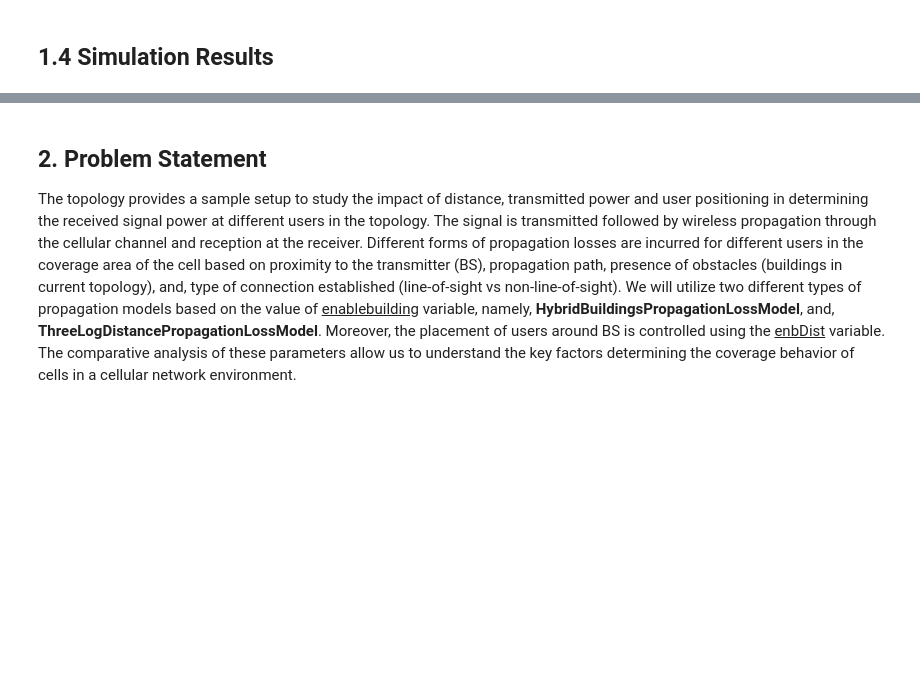
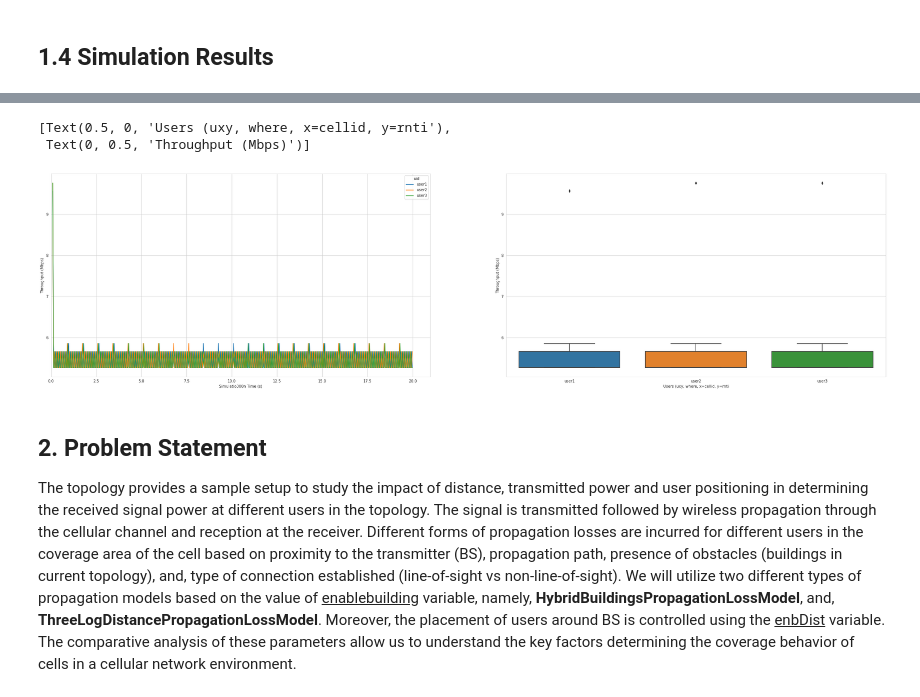
Before and after one commit to kashifme224/ttm4133-iik, a Jupyter notebook: ttm4133-notebooks/lab2/1-2-basic.ipynb, the cells around one changed output, grey strips where cells are left out. Drawn from its saved outputs; the diff is of its cells as text; code cells hidden in the pictures; blank space fills up the shorter version.

```diff
--- a/ttm4133-notebooks/lab2/1-2-basic.ipynb
+++ b/ttm4133-notebooks/lab2/1-2-basic.ipynb
@@ -112,3 +125,15 @@ snsp3.set( xlabel='Users (uxy, where, x=cellid, y=rnti)', ylabel='Signal-to-Inte
+# %%
+fig, axes = plt.subplots(1, 2, figsize=(40,10))
+snsp1 = sns.lineplot(ax=axes[0], data=res2, x='time', y='tput', hue='uid', ci=None)
+snsp1.set( xlabel='Simulatio300n Time (s)', ylabel='Throughput (Mbps)')
+snsp1.set(xlim=(0, None))
+
+snsp2 = sns.boxplot(ax=axes[1], data=res2, x='uid', y='tput')
+snsp2.set( xlabel='Users (uxy, where, x=cellid, y=rnti', ylabel='Throughput (Mbps)')
+# %% [output]
+[Text(0.5, 0, 'Users (uxy, where, x=cellid, y=rnti'),
+ Text(0, 0.5, 'Throughput (Mbps)')]
+[figure, added]
 # %% [markdown]
 ## 2. Problem Statement
 The topology provides a sample setup to study the impact of distance, transmitted power and user positioning in determining the received signal power at different users in the topology. The signal is transmitted followed by wireless propagation through the cellular channel and reception at the receiver. Different forms of propagation losses are incurred for different users in the coverage area of the cell based on proximity to the transmitter (BS), propagation path, presence of obstacles (buildings in current topology), and, type of connection established (line-of-sight vs non-line-of-sight). We will utilize two different types of propagation models based on the value of <u>enablebuilding</u> variable, namely,  **HybridBuildingsPropagationLossModel**, and, **ThreeLogDistancePropagationLossModel**. Moreover, the placement of users around BS is controlled using the <u>enbDist</u> variable. The comparative analysis of these parameters allow us to understand the key factors determining the coverage behavior of cells in a cellular network environment. <br>
```
Also changed, not shown: parts of 8 cells of this notebook, 3 other files.
